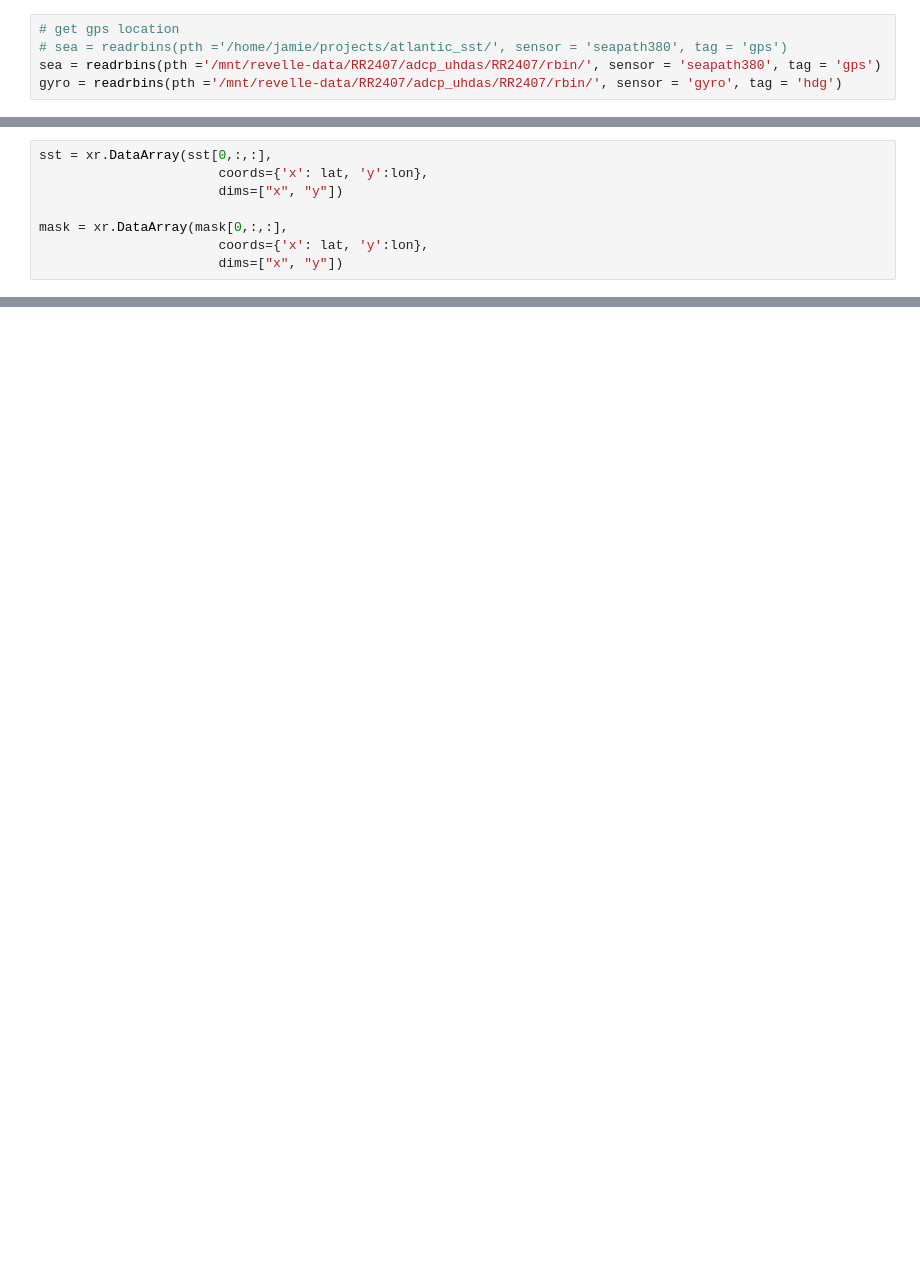
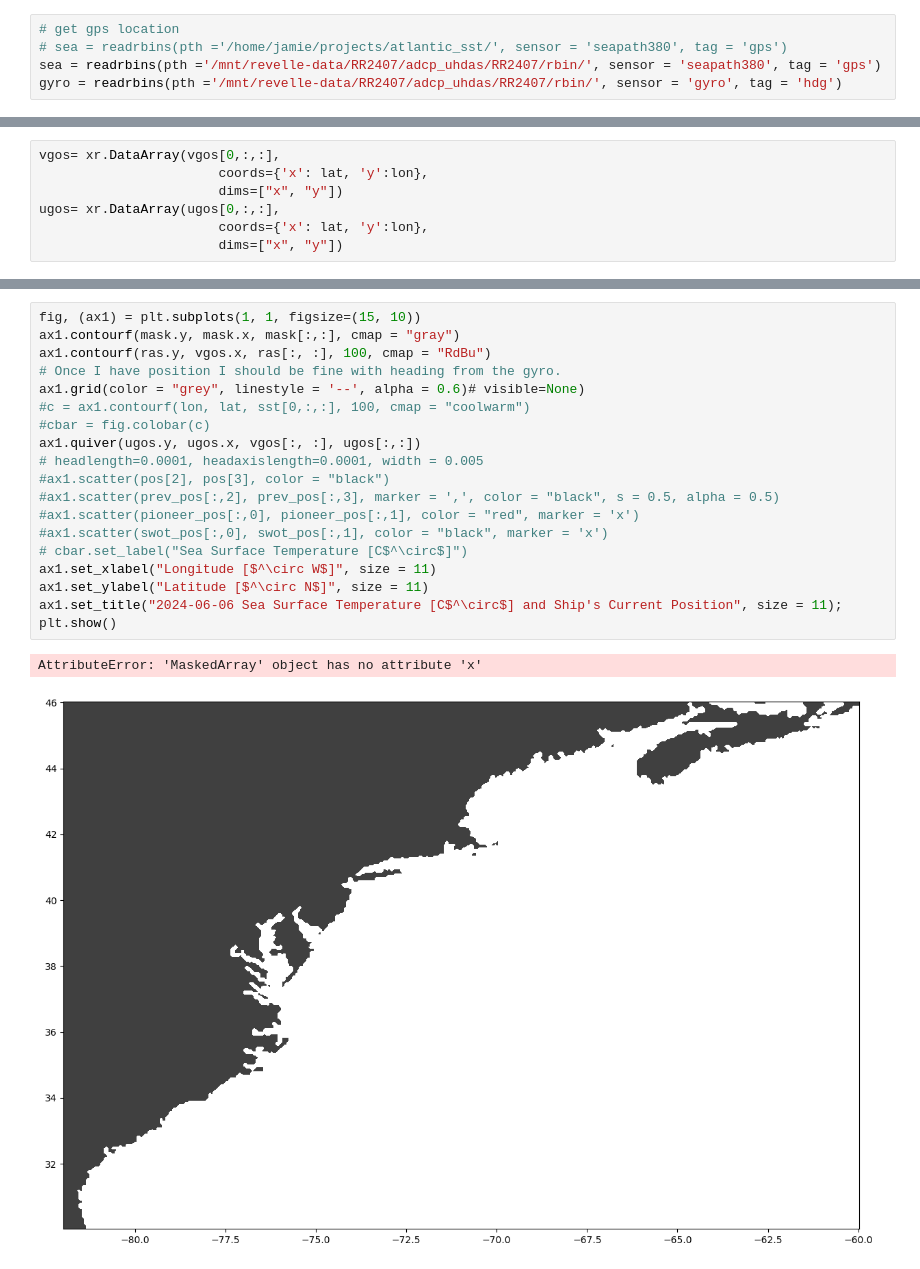
Before and after one commit to jamiesash/rogerrevelle, a Jupyter notebook: code/sst.ipynb, the cells around one changed output, grey strips where cells are left out. Saved outputs shown, nothing was run; the diff lists cells and outputs as text; blank space fills up the shorter version.

```diff
--- a/code/sst.ipynb
+++ b/code/sst.ipynb
@@ -42,9 +57,8 @@ file_id.close()
 # %%
-sst = xr.DataArray(sst[0,:,:],
+vgos= xr.DataArray(vgos[0,:,:],
                        coords={'x': lat, 'y':lon},
                        dims=["x", "y"])
-
-mask = xr.DataArray(mask[0,:,:],
+ugos= xr.DataArray(ugos[0,:,:],
                        coords={'x': lat, 'y':lon},
                        dims=["x", "y"])
 # %%
@@ -100,0 +134,22 @@ plt.show()
+# %%
+fig, (ax1) = plt.subplots(1, 1, figsize=(15, 10))
+ax1.contourf(mask.y, mask.x, mask[:,:], cmap = "gray")
+ax1.contourf(ras.y, vgos.x, ras[:, :], 100, cmap = "RdBu")
+# Once I have position I should be fine with heading from the gyro.
+ax1.grid(color = "grey", linestyle = '--', alpha = 0.6)# visible=None)
+#c = ax1.contourf(lon, lat, sst[0,:,:], 100, cmap = "coolwarm")
+#cbar = fig.colobar(c)
+ax1.quiver(ugos.y, ugos.x, vgos[:, :], ugos[:,:])
+# headlength=0.0001, headaxislength=0.0001, width = 0.005
+#ax1.scatter(pos[2], pos[3], color = "black")
+#ax1.scatter(prev_pos[:,2], prev_pos[:,3], marker = ',', color = "black", s = 0.5, alpha = 0.5)
+#ax1.scatter(pioneer_pos[:,0], pioneer_pos[:,1], color = "red", marker = 'x')
+#ax1.scatter(swot_pos[:,0], swot_pos[:,1], color = "black", marker = 'x')
+# cbar.set_label("Sea Surface Temperature [C$^\circ$]")
+ax1.set_xlabel("Longitude [$^\circ W$]", size = 11)
+ax1.set_ylabel("Latitude [$^\circ N$]", size = 11)
+ax1.set_title("2024-06-06 Sea Surface Temperature [C$^\circ$] and Ship's Current Position", size = 11);
+plt.show()
+# %% [output]
+AttributeError: 'MaskedArray' object has no attribute 'x'
+[figure, added]
```
Also changed, not shown: parts of 9 cells of this notebook, 8 other files.
